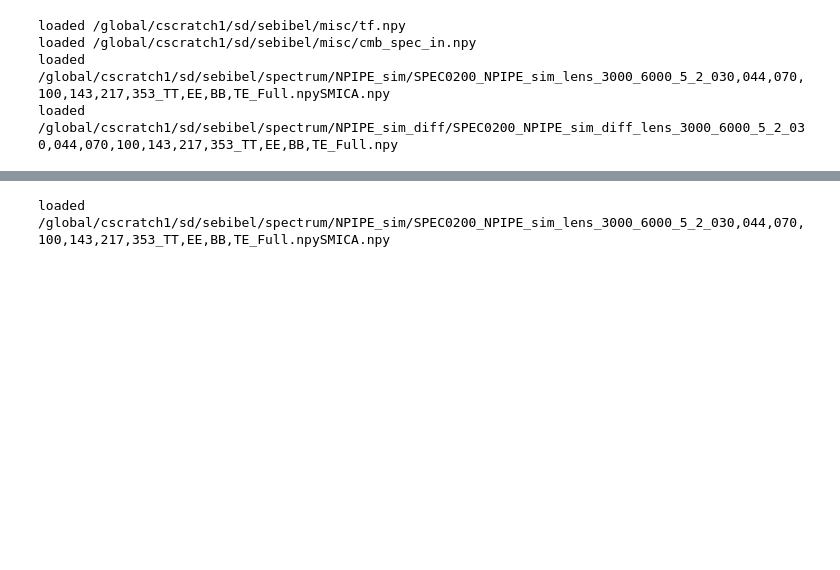
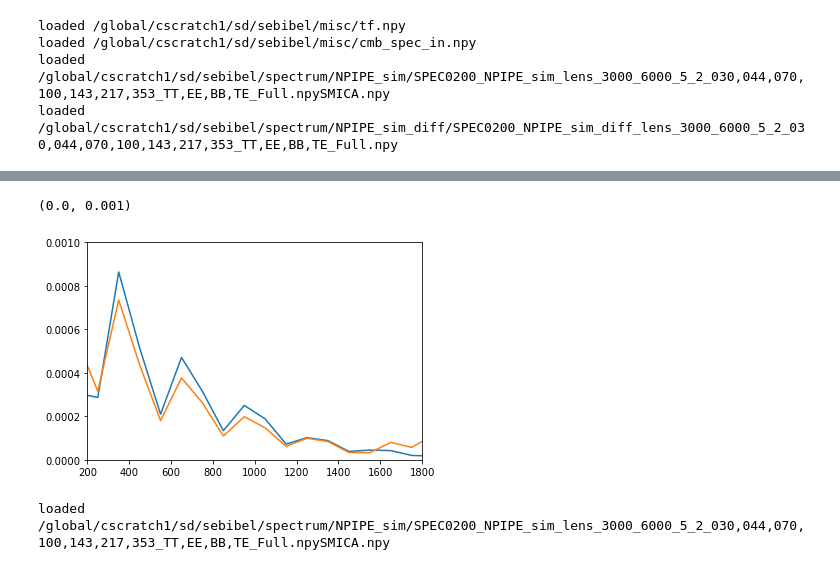
Before and after one commit to Sebastian-Belkner/component_separation, a Jupyter notebook: component_separation/Untitled.ipynb, the cells around one changed output, grey strips where cells are left out. Drawn from its saved outputs; the diff is of its cells as text; code cells hidden in the pictures; blank space fills up the shorter version.

```diff
--- a/component_separation/Untitled.ipynb
+++ b/component_separation/Untitled.ipynb
@@ -94,3 +116,11 @@ plt.yscale('log')
+# %%
+plt.plot(np.mean(bins,axis=1), bin_it(C_lS_bn, bins=bins))
+plt.plot(np.mean(bins,axis=1), smica_spec)
+plt.xlim((200,1800))
+plt.ylim((0,0.001))
+# %% [output]
+(0.0, 0.001)
+[figure, added]
 # %%
 cmb_map_in = hp.read_map("/global/cfs/cdirs/cmb/data/planck2018/pr3/cmbmaps/dx12_v3_smica_cmb_raw.fits", field=(0,1,2))
 cmb_spec_in = hp.anafast(cmb_map_in)
```
Also changed, not shown: parts of 11 cells of this notebook, 12 other files.
